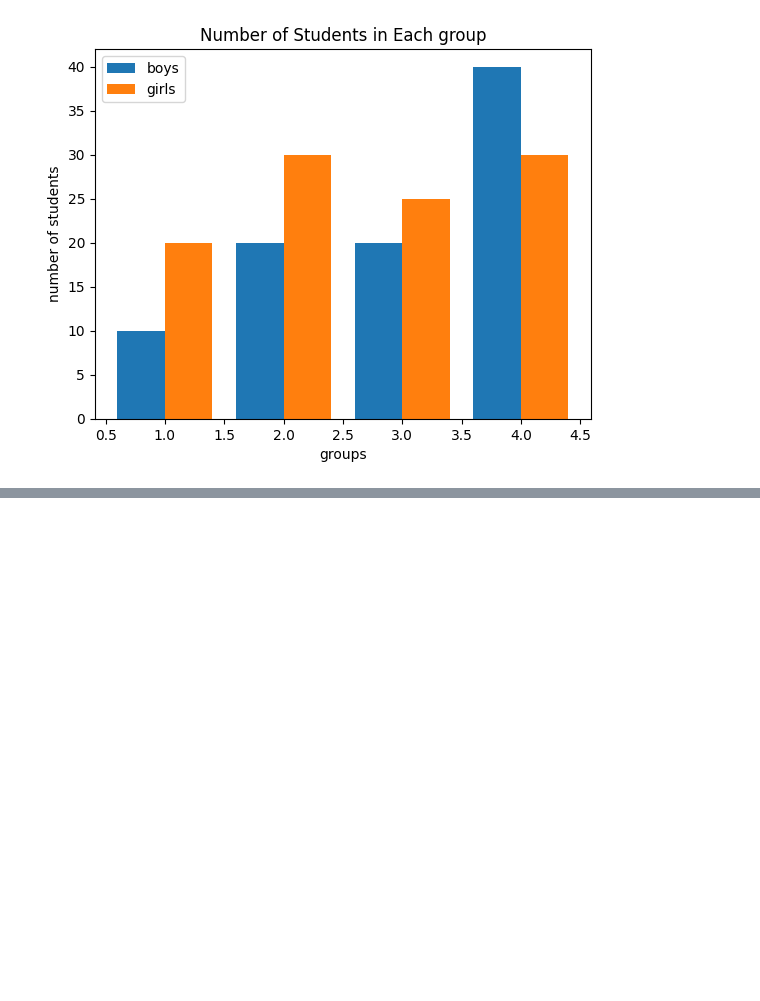
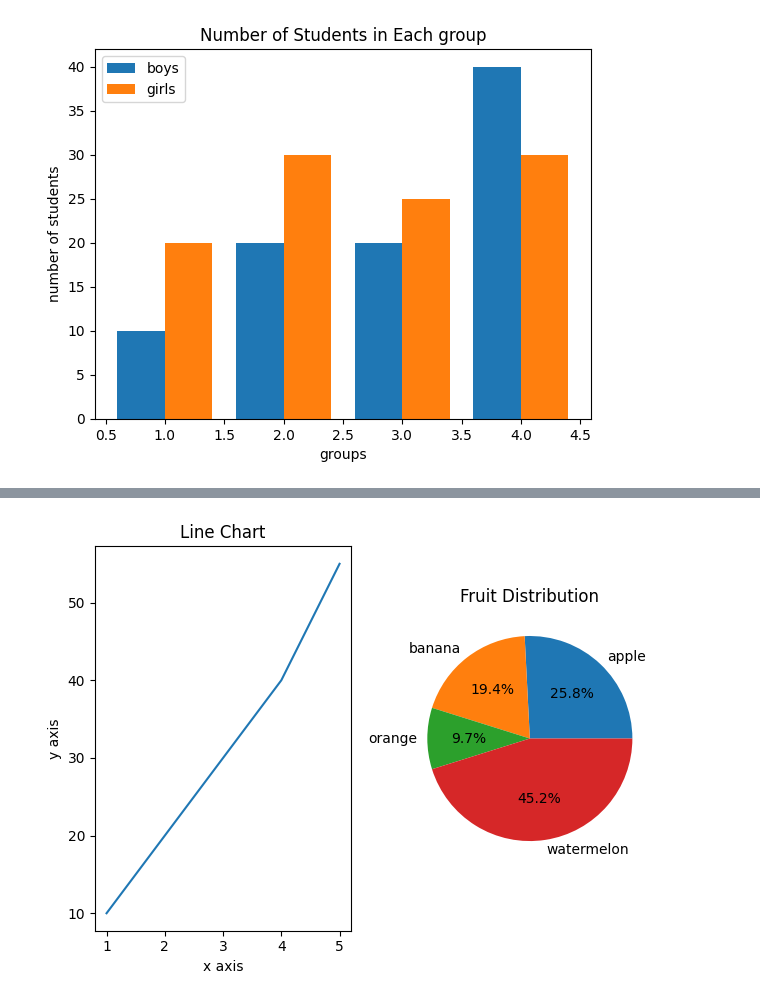
Before and after one commit to ajay2712006/ds45, a Jupyter notebook: day12.ipynb, the cells around one changed output, grey strips where cells are left out. Drawn from its saved outputs; the diff is of its cells as text; code cells hidden in the pictures; blank space fills up the shorter version.

```diff
--- a/day12.ipynb
+++ b/day12.ipynb
@@ -176,0 +245,30 @@ plt.show()
+# %%
+# First Chart
+plt.subplot(1,2,1)
+
+x = [1,2,3,4,5]
+y = [10,20,30,40,55]
+
+plt.plot(x,y)
+plt.xlabel("x axis")
+plt.ylabel("y axis")
+plt.title("Line Chart")
+
+# Second Chart
+plt.subplot(1,2,2)
+
+x1 = ['apple','banana','orange','watermelon']
+y1 = [40,30,15,70]
+
+plt.pie(
+    y1,
+    labels=x1,
+    autopct="%1.1f%%"
+)
+
+plt.title("Fruit Distribution")
+
+plt.tight_layout()
+plt.show()
+# %% [output]
+[figure, added]
```
Also changed, not shown: parts of 6 cells of this notebook.
